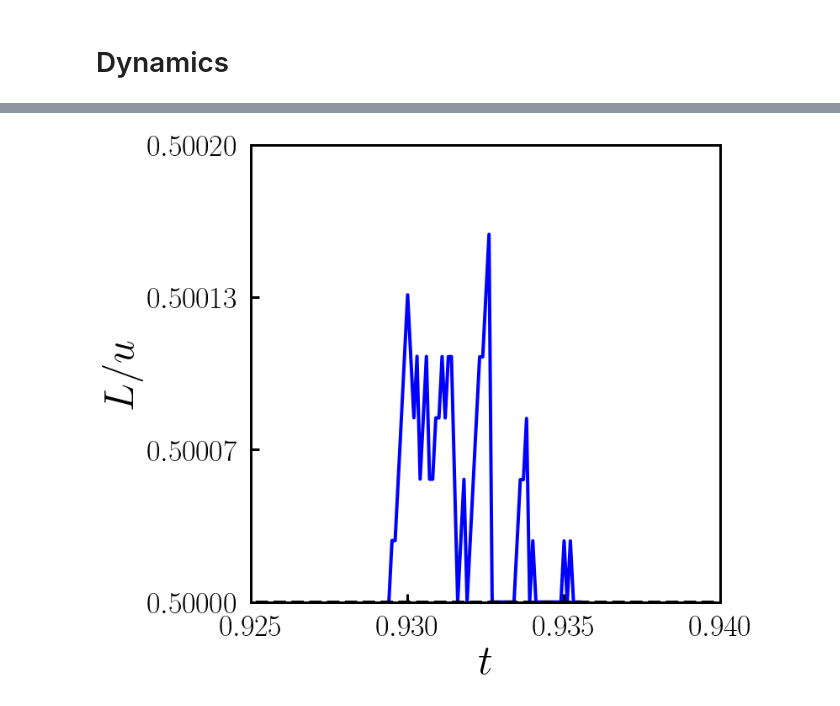
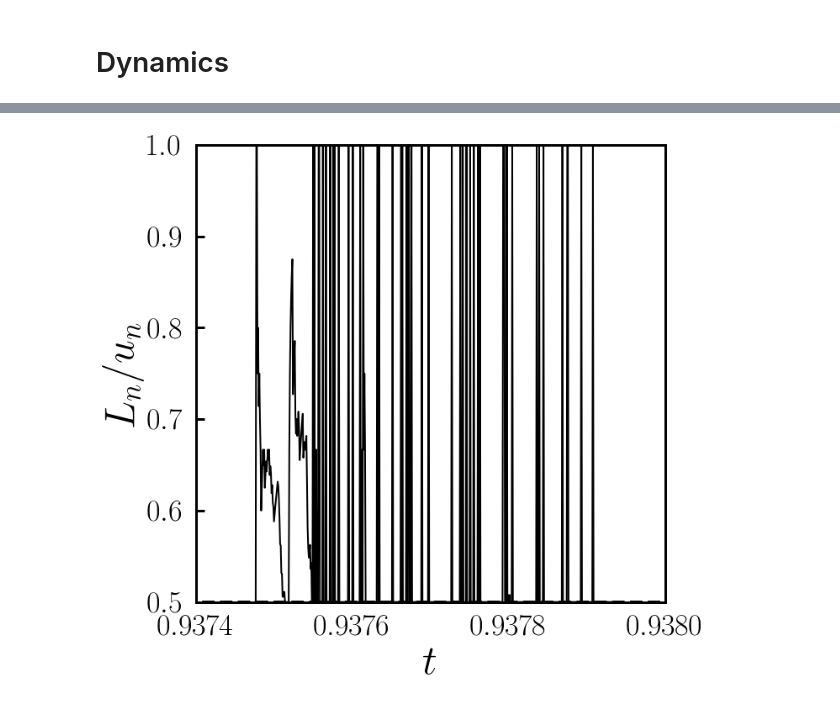
Before and after one commit to hoyunchoi/mBFW, a Jupyter notebook: main-plot.ipynb, the cells around one changed output, grey strips where cells are left out. Saved outputs shown, nothing was run; the diff lists cells and outputs as text; code cells hidden in the pictures.

Commit message:
main update

```diff
--- a/main-plot.ipynb
+++ b/main-plot.ipynb
@@ -876,23 +903,23 @@ L = t/networkSize
 # %%
 _, ax = plt.subplots()
 
-# default plot
-ax.plot(L, A, color='blue')
-ax.plot([0,1], [acceptanceThreshold, acceptanceThreshold], 'k--')
+# main plot
+ax.plot(L, PA, color='black', linewidth=2)
+ax.plot([0,1],[acceptanceThreshold,acceptanceThreshold], 'k--')
 
-# default setting
-ax.set_xlabel(latexString("t"))
-ax.set_ylabel(latexString("L/u"))
-ax.set_xlim([0.925,0.94])
-ax.set_ylim([acceptanceThreshold, acceptanceThreshold+0.0002])
-xtick = np.linspace(0.925, 0.940, 4)
-ytick = np.linspace(acceptanceThreshold, acceptanceThreshold+0.0002, 4)
+# main setting
+ax.set_xlim(xlim)
+ax.set_ylim([acceptanceThreshold,1])
+ax.set_xlabel(latexBoldString("t"))
+ax.set_ylabel(latexBoldString("L_n/u_n"))
+xtick = np.linspace(xlim[0], xlim[1], 4)
+ytick = np.linspace(acceptanceThreshold,1,6)
 ax.set_xticks(xtick)
 ax.set_yticks(ytick)
-ax.set_xticklabels(list_latexFloat(xtick, 3))
-ax.set_yticklabels(list_latexFloat(ytick, 5))
+ax.set_xticklabels(list_latexBoldFloat(xtick, 4))
+ax.set_yticklabels(list_latexBoldFloat(ytick, 1))
 
 # save and show
 plt.show()
 # %% [output]
-[figure, old version]
+[figure, new version]
```
Also changed, not shown: parts of 27 cells of this notebook, 2 other files.
